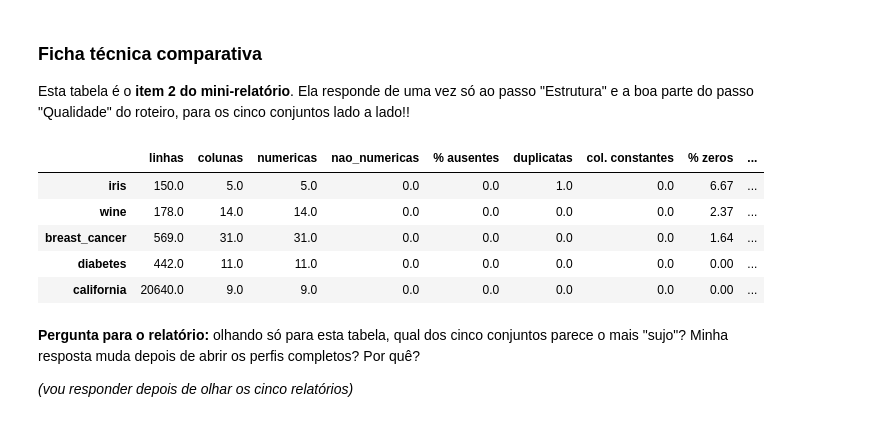
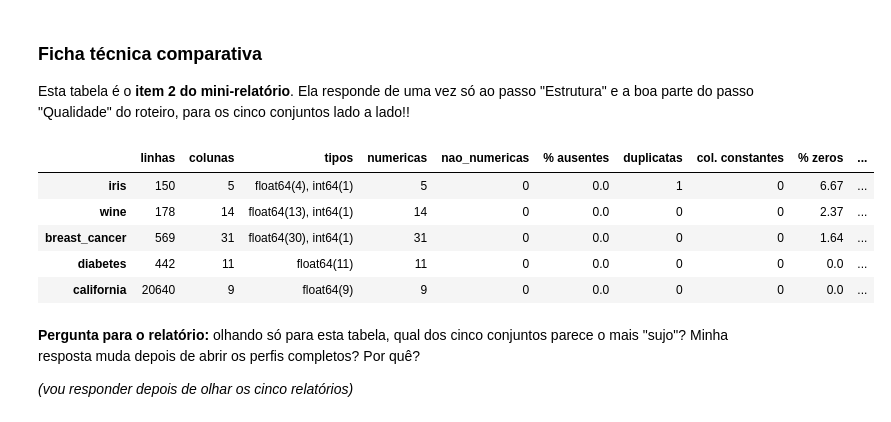
Before and after one commit to CeciAlves/data-mining, a Jupyter notebook: data-profiling/Atividade_Profiling_5_Datasets.ipynb, the cells around one changed output. Drawn from its saved outputs; the diff is of its cells as text; code cells hidden in the pictures.

Commit message:
feat: wine profilling

```diff
--- a/data-profiling/Atividade_Profiling_5_Datasets.ipynb
+++ b/data-profiling/Atividade_Profiling_5_Datasets.ipynb
@@ -193,38 +199,41 @@ cinco conjuntos lado a lado!!
 # %%
 def buildTechnicalProfile(df: pd.DataFrame) -> dict:
     """Resumo estrutural e de qualidade de um DataFrame: forma, tipos,
     ausentes, duplicatas, colunas constantes e excesso de zeros."""
     rowCount, columnCount = df.shape
     numericColumns = df.select_dtypes(include="number").columns
+    dtypeCounts = df.dtypes.astype(str).value_counts().to_dict()
+    tiposResumo = ", ".join(f"{dtype}({count})" for dtype, count in dtypeCounts.items())
     constantColumns = [col for col in df.columns if df[col].nunique(dropna=False) <= 1]
     totalCells = rowCount * columnCount
 
     return {
         "linhas": rowCount,
         "colunas": columnCount,
+        "tipos": tiposResumo,
         "numericas": len(numericColumns),
         "nao_numericas": columnCount - len(numericColumns),
         "% ausentes": round(100 * df.isna().sum().sum() / totalCells, 2),
         "duplicatas": int(df.duplicated().sum()),
         "col. constantes": len(constantColumns),
         "% zeros": round(
             100 * (df[numericColumns] == 0).sum().sum() / max(rowCount * len(numericColumns), 1), 2
         ),
         "memoria (KB)": round(df.memory_usage(deep=True).sum() / 1024, 1),
     }
 
 
 technicalSummary = pd.DataFrame(
     {name: buildTechnicalProfile(df) for name, df in dataFrames.items()}
 ).T
 technicalSummary
 # %% [output]
-|  | linhas | colunas | numericas | nao_numericas | % ausentes | duplicatas | col. constantes | % zeros | ... |
-| iris | 150.0 | 5.0 | 5.0 | 0.0 | 0.0 | 1.0 | 0.0 | 6.67 | ... |
-| wine | 178.0 | 14.0 | 14.0 | 0.0 | 0.0 | 0.0 | 0.0 | 2.37 | ... |
-| breast_cancer | 569.0 | 31.0 | 31.0 | 0.0 | 0.0 | 0.0 | 0.0 | 1.64 | ... |
-| diabetes | 442.0 | 11.0 | 11.0 | 0.0 | 0.0 | 0.0 | 0.0 | 0.00 | ... |
-| california | 20640.0 | 9.0 | 9.0 | 0.0 | 0.0 | 0.0 | 0.0 | 0.00 | ... |
+|  | linhas | colunas | tipos | numericas | nao_numericas | % ausentes | duplicatas | col. constantes | % zeros | ... |
+| iris | 150 | 5 | float64(4), int64(1) | 5 | 0 | 0.0 | 1 | 0 | 6.67 | ... |
+| wine | 178 | 14 | float64(13), int64(1) | 14 | 0 | 0.0 | 0 | 0 | 2.37 | ... |
+| breast_cancer | 569 | 31 | float64(30), int64(1) | 31 | 0 | 0.0 | 0 | 0 | 1.64 | ... |
+| diabetes | 442 | 11 | float64(11) | 11 | 0 | 0.0 | 0 | 0 | 0.0 | ... |
+| california | 20640 | 9 | float64(9) | 9 | 0 | 0.0 | 0 | 0 | 0.0 | ... |
 # %% [markdown]
 **Pergunta para o relatório:** olhando só para esta tabela, qual dos cinco
 conjuntos parece o mais "sujo"? Minha resposta muda depois de abrir os
```
Also changed, not shown: parts of 11 cells of this notebook.
